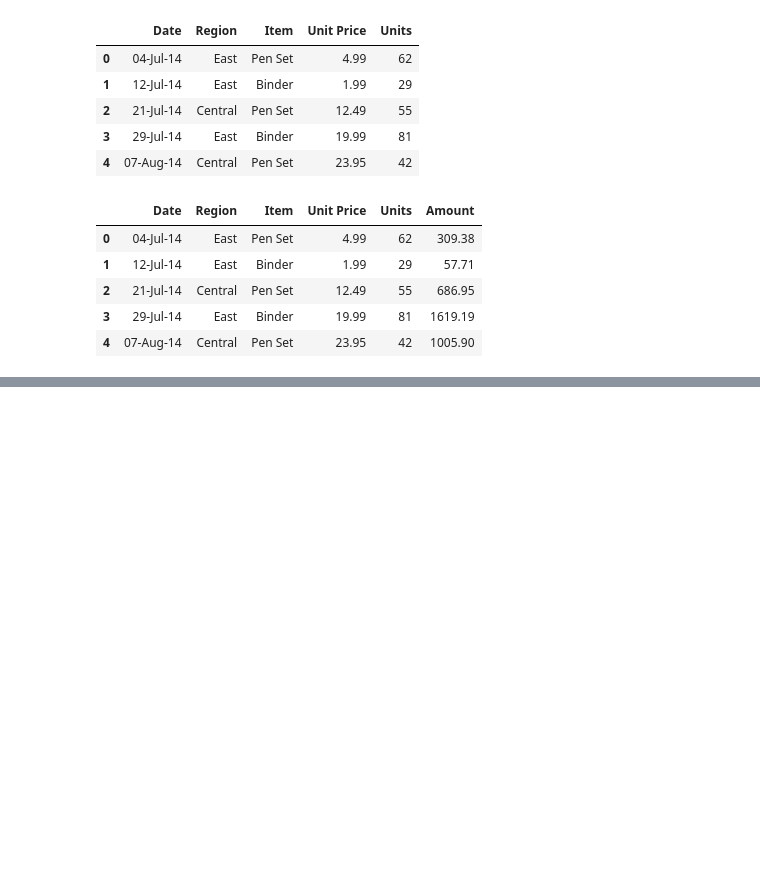
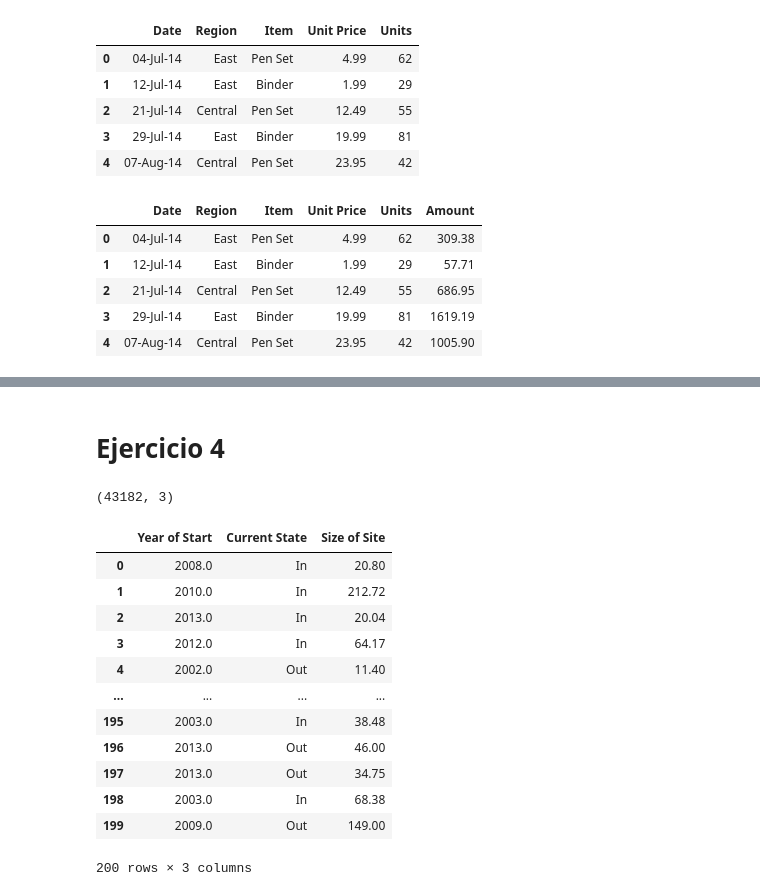
Before and after one commit to MarioB19/notes_sic_2024, a Jupyter notebook: 25_11_2024/exam.ipynb, the cells around one changed output, grey strips where cells are left out. Cells and saved outputs as stored; diff of their text form; code cells hidden in the pictures; blank space fills up the shorter version.

```diff
--- a/25_11_2024/exam.ipynb
+++ b/25_11_2024/exam.ipynb
@@ -205,0 +218,28 @@ Name: Unit Price, dtype: float64
+# %% [markdown]
+# Ejercicio 4
+# %%
+import pandas as pd
+import numpy as np
+import os
+import matplotlib.pyplot as plt
+%matplotlib inline
+
+
+df = pd.read_csv('data_coffeeshop.csv', header='infer', na_values=[' '])
+print(df.shape)
+df.head(200)
+# %% [output]
+(43182, 3)
+|  | Year of Start | Current State | Size of Site |
+| 0 | 2008.0 | In | 20.80 |
+| 1 | 2010.0 | In | 212.72 |
+| 2 | 2013.0 | In | 20.04 |
+| 3 | 2012.0 | In | 64.17 |
+| 4 | 2002.0 | Out | 11.40 |
+| ... | ... | ... | ... |
+| 195 | 2003.0 | In | 38.48 |
+| 196 | 2013.0 | Out | 46.00 |
+| 197 | 2013.0 | Out | 34.75 |
+| 198 | 2003.0 | In | 68.38 |
+| 199 | 2009.0 | Out | 149.00 |
+200 rows × 3 columns
```
Also changed, not shown: parts of 5 cells of this notebook.
